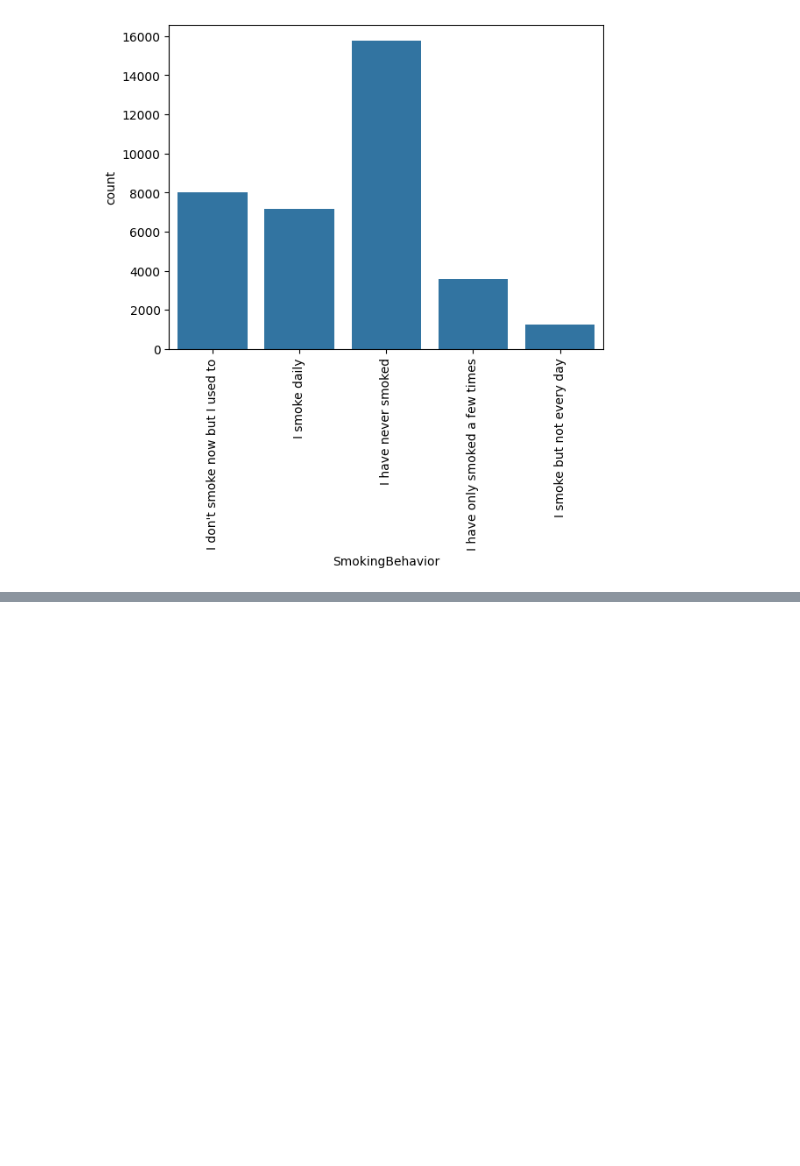
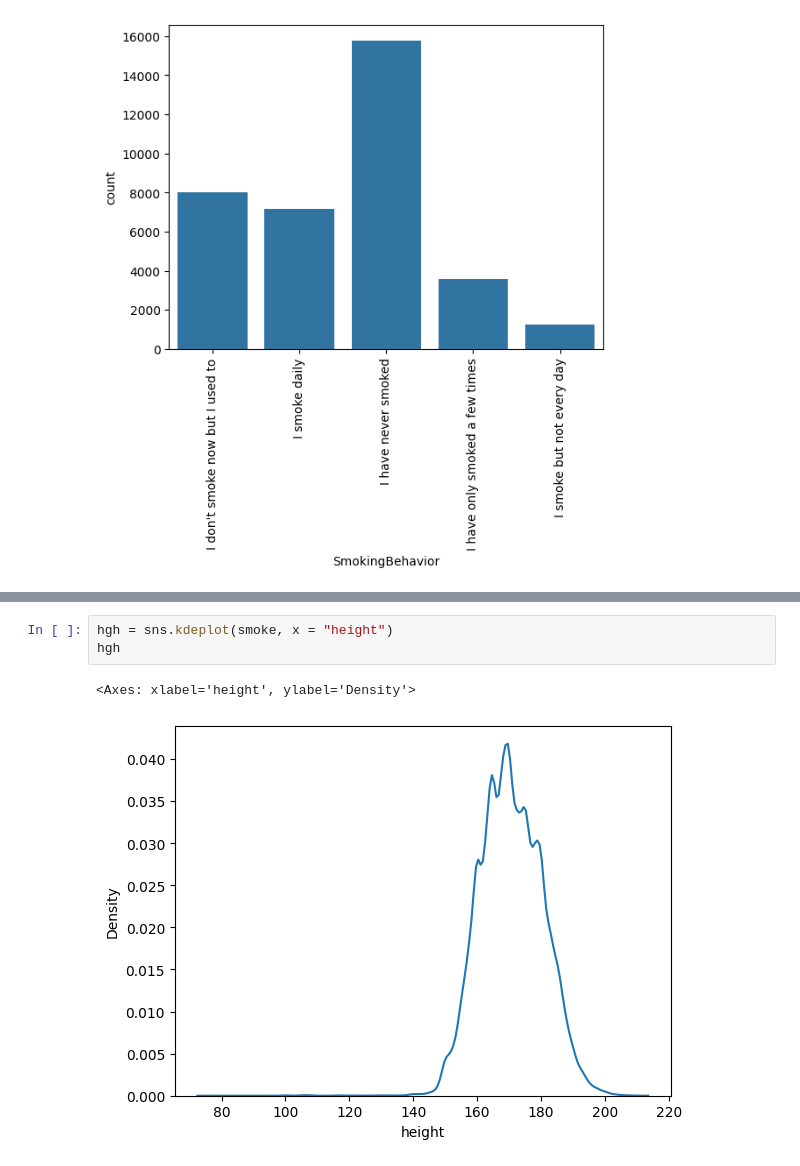
Before and after one commit to kw10-uw/DataScienceJungle, a Jupyter notebook: EDA/4GraphicalAnalysis.ipynb, the cells around one changed output, grey strips where cells are left out. Drawn from its saved outputs; the diff is of its cells as text; blank space fills up the shorter version.

```diff
--- a/EDA/4GraphicalAnalysis.ipynb
+++ b/EDA/4GraphicalAnalysis.ipynb
@@ -64,0 +108,6 @@ globalSmoking
+# %%
+hgh = sns.kdeplot(smoke, x = "height")
+hgh
+# %% [output]
+<Axes: xlabel='height', ylabel='Density'>
+[figure, added]
```
Also changed, not shown: parts of 13 cells of this notebook.
